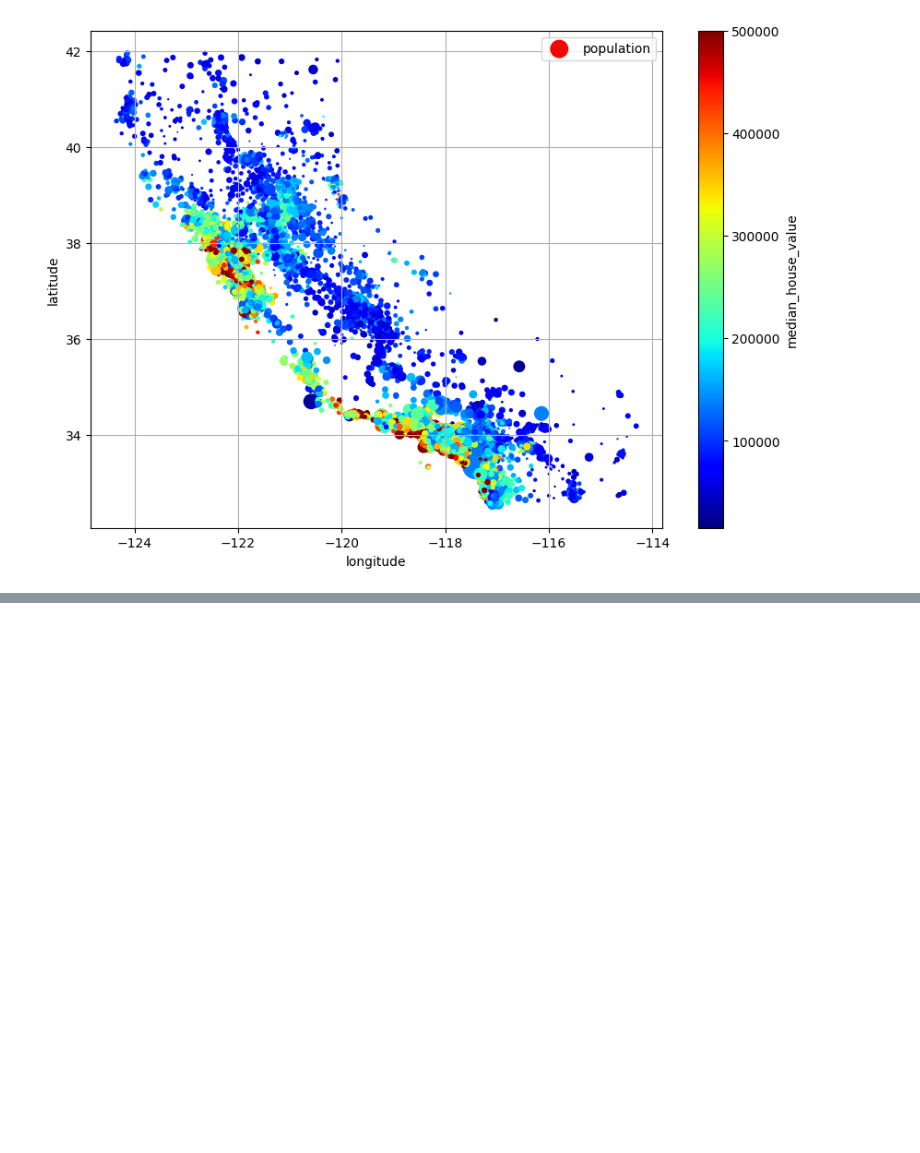
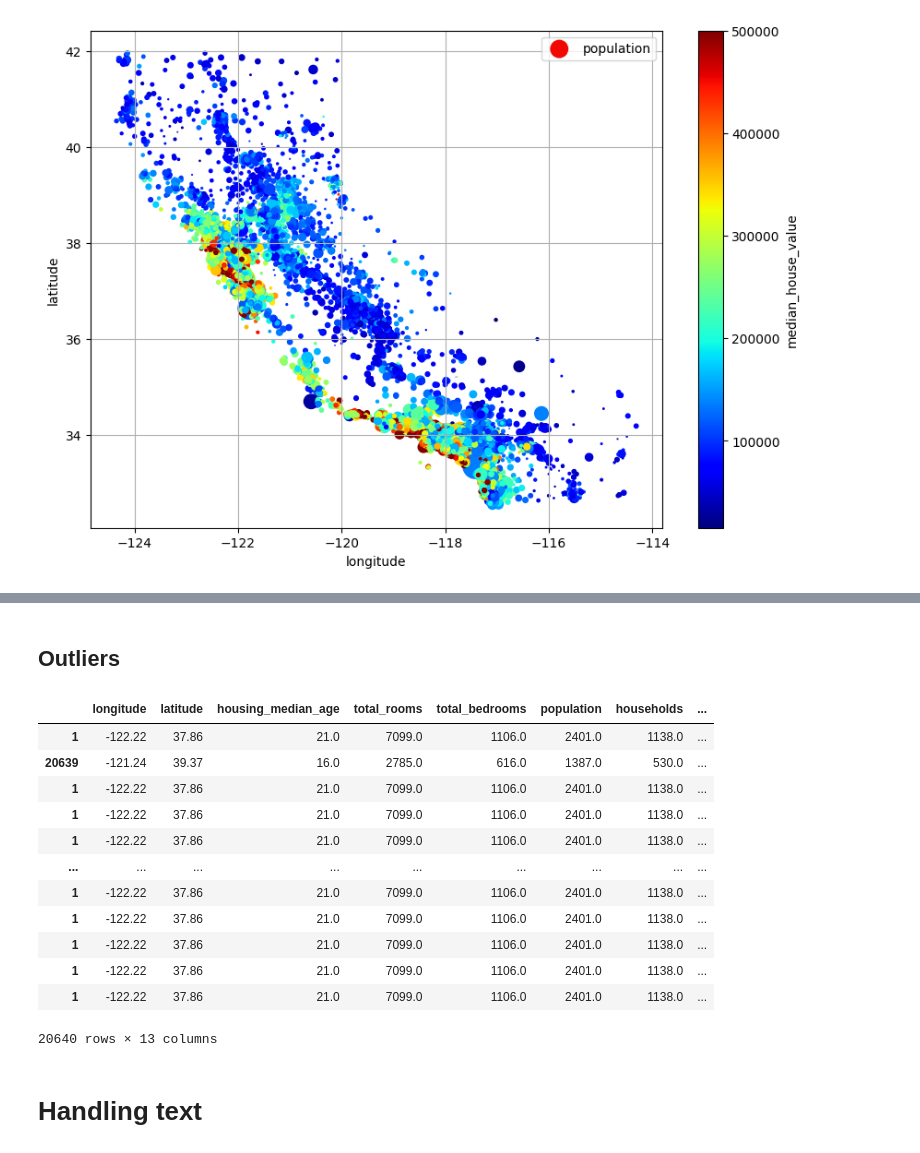
Before and after one commit to jamyooes/ML_Learnings, a Jupyter notebook: Geron/Chapter_2.ipynb, the cells around one changed output, grey strips where cells are left out. Cells and saved outputs as stored; diff of their text form; code cells hidden in the pictures; blank space fills up the shorter version.

```diff
--- a/Geron/Chapter_2.ipynb
+++ b/Geron/Chapter_2.ipynb
@@ -162,0 +265,2 @@ housing.plot(kind = "scatter", x = "longitude", y = "latitude", cmap = "jet", gr
+# %%
+imputer.fit(housing_num_feat)
@@ -162,0 +280,2 @@ housing.plot(kind = "scatter", x = "longitude", y = "latitude", cmap = "jet", gr
+# %%
+X = imputer.transform(housing_num_feat)
@@ -162,0 +284,26 @@ housing.plot(kind = "scatter", x = "longitude", y = "latitude", cmap = "jet", gr
+# %% [markdown]
+## Outliers
+# %%
+from sklearn.ensemble import IsolationForest
+isolation_forest = IsolationForest(random_state = 42)
+outlier_pred = isolation_forest.fit_predict(X)
+# %%
+isolation_canddidates = housing.iloc[outlier_pred]
+# %%
+isolation_canddidates
+# %% [output]
+|  | longitude | latitude | housing_median_age | total_rooms | total_bedrooms | population | households | ... |
+| 1 | -122.22 | 37.86 | 21.0 | 7099.0 | 1106.0 | 2401.0 | 1138.0 | ... |
+| 20639 | -121.24 | 39.37 | 16.0 | 2785.0 | 616.0 | 1387.0 | 530.0 | ... |
+| 1 | -122.22 | 37.86 | 21.0 | 7099.0 | 1106.0 | 2401.0 | 1138.0 | ... |
+| 1 | -122.22 | 37.86 | 21.0 | 7099.0 | 1106.0 | 2401.0 | 1138.0 | ... |
+| 1 | -122.22 | 37.86 | 21.0 | 7099.0 | 1106.0 | 2401.0 | 1138.0 | ... |
+| ... | ... | ... | ... | ... | ... | ... | ... | ... |
+| 1 | -122.22 | 37.86 | 21.0 | 7099.0 | 1106.0 | 2401.0 | 1138.0 | ... |
+| 1 | -122.22 | 37.86 | 21.0 | 7099.0 | 1106.0 | 2401.0 | 1138.0 | ... |
+| 1 | -122.22 | 37.86 | 21.0 | 7099.0 | 1106.0 | 2401.0 | 1138.0 | ... |
+| 1 | -122.22 | 37.86 | 21.0 | 7099.0 | 1106.0 | 2401.0 | 1138.0 | ... |
+| 1 | -122.22 | 37.86 | 21.0 | 7099.0 | 1106.0 | 2401.0 | 1138.0 | ... |
+20640 rows × 13 columns
+# %% [markdown]
+# Handling text
```
Also changed, not shown: parts of 30 cells of this notebook.
